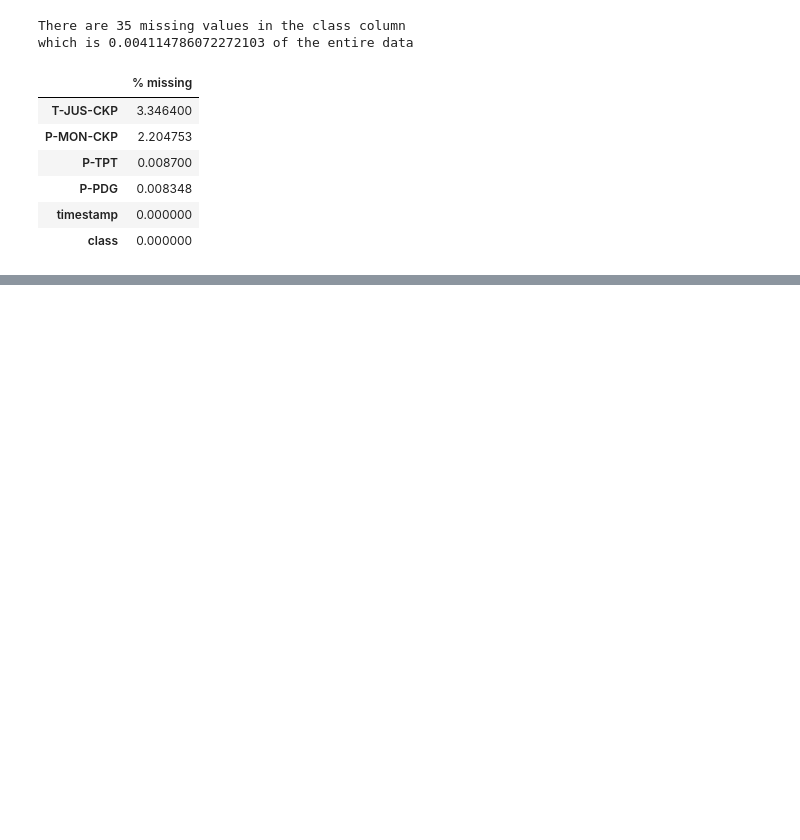
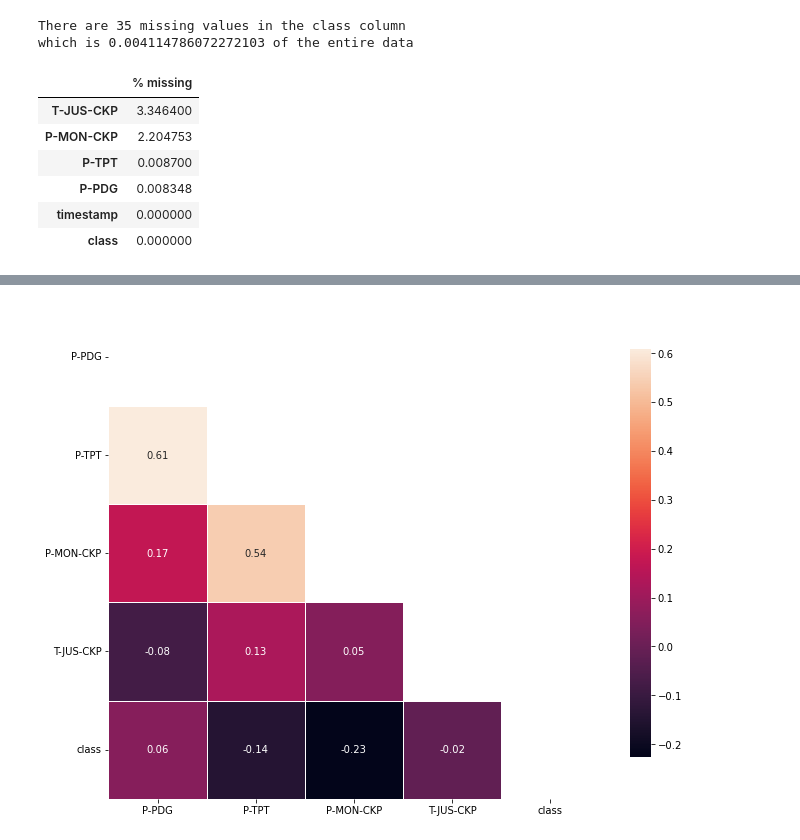
Before and after one commit to gilbertxvictor/Classification-of-undesirable-events-in-oil-well-operation, a Jupyter notebook: Task 1.ipynb, the cells around one changed output, grey strips where cells are left out. Saved outputs shown, nothing was run; the diff lists cells and outputs as text; code cells hidden in the pictures; blank space fills up the shorter version.

```diff
--- a/Task 1.ipynb
+++ b/Task 1.ipynb
@@ -429,0 +482,19 @@ df1[df1['P-PDG'] < 0]
+# %%
+##create correlation table
+df_corr = df2.corr()
+
+##create mask to remove upper boundaries
+mask = np.zeros_like(df_corr, dtype = bool)
+mask[np.triu_indices_from(mask)]= True
+
+##plot heatmap
+f, ax = plt.subplots(figsize=(11, 15))
+sns.heatmap(df_corr, annot=True, fmt='.2f', mask=mask,
+              square=True, linewidths=.5, cbar_kws={"shrink": .5})
+#add the column names as labels
+ax.set_yticklabels(df_corr.columns, rotation = 0)
+ax.set_xticklabels(df_corr.columns)
+
+sns.set_style({'xtick.bottom': True}, {'ytick.left': True})
+# %% [output]
+[figure, added]
```
Also changed, not shown: parts of 45 cells of this notebook, 1 other file.
